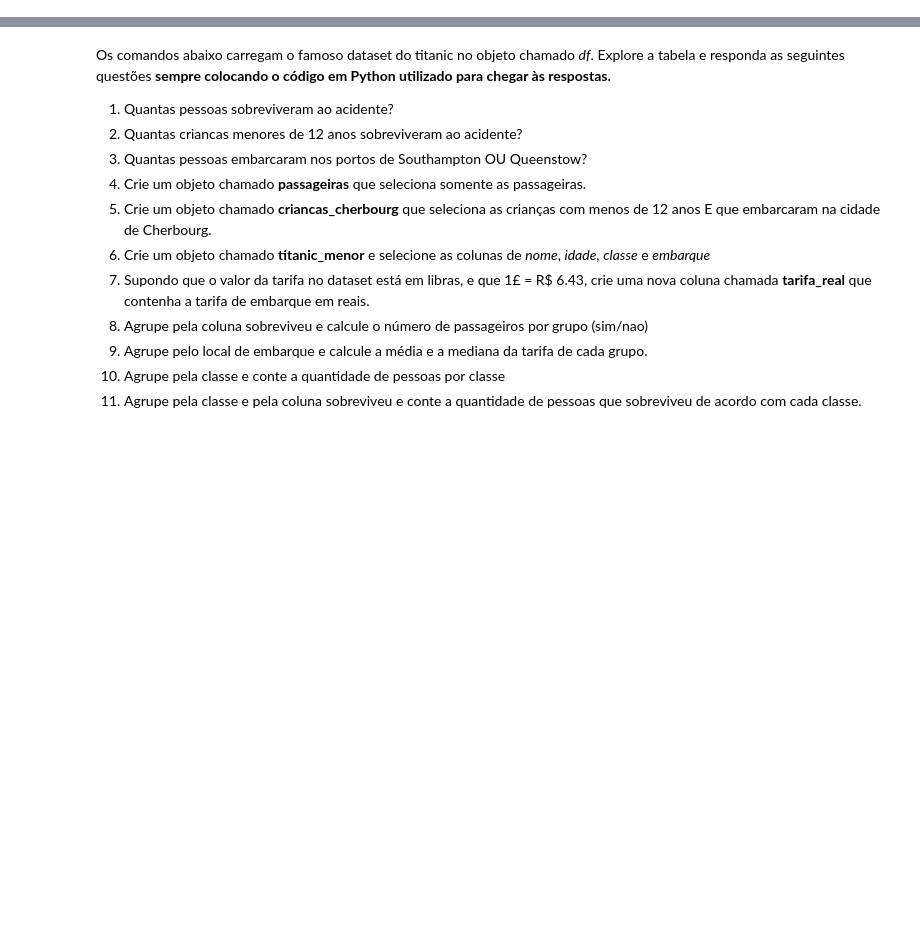
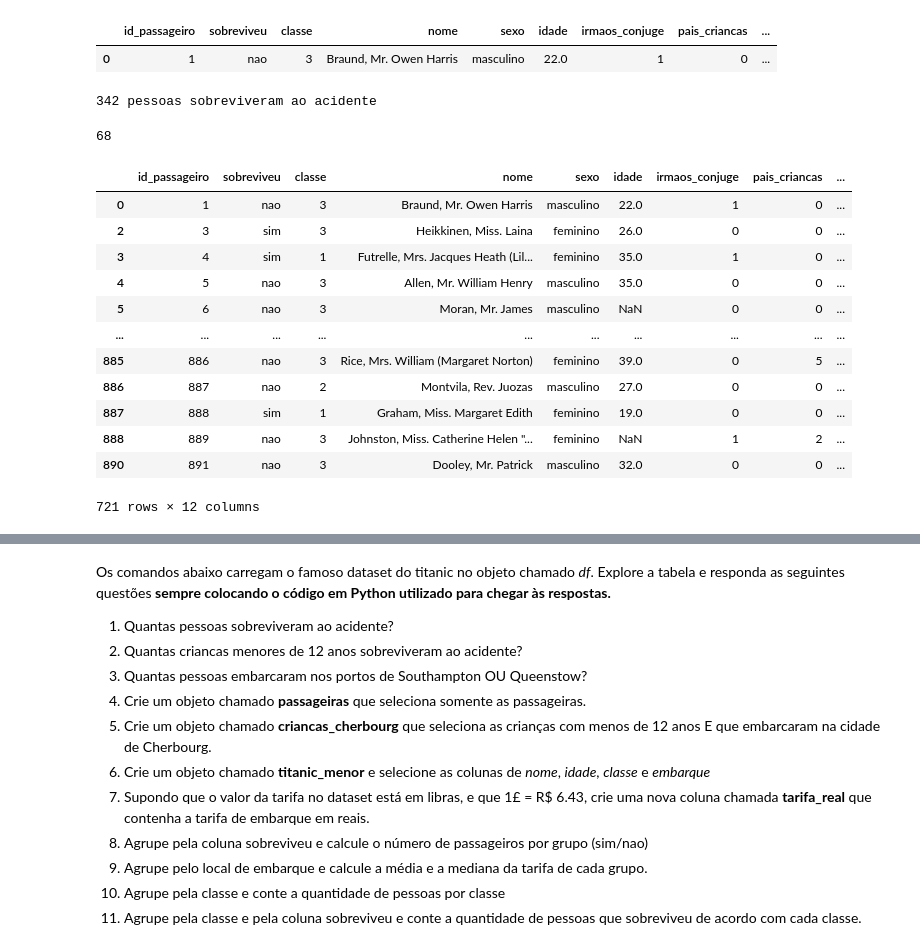
Before and after one commit to brunagarbes/intro_python_verao_ime_2023, a Jupyter notebook: exercicios/exercicio02.ipynb, the cells around one changed output, grey strips where cells are left out. Cells and saved outputs as stored; diff of their text form; code cells hidden in the pictures; blank space fills up the shorter version.

```diff
--- a/exercicios/exercicio02.ipynb
+++ b/exercicios/exercicio02.ipynb
@@ -0,0 +1,33 @@
+# %%
+df.head(1)
+# %% [output]
+|  | id_passageiro | sobreviveu | classe | nome | sexo | idade | irmaos_conjuge | pais_criancas | ... |
+| 0 | 1 | nao | 3 | Braund, Mr. Owen Harris | masculino | 22.0 | 1 | 0 | ... |
+# %%
+#Questão 01
+sobreviventes = df.sobreviveu.value_counts()[1]
+print(f'{sobreviventes} pessoas sobreviveram ao acidente')
+# %% [output]
+342 pessoas sobreviveram ao acidente
+# %%
+#Questão 02
+len(df[df.idade < 12])
+# %% [output]
+68
+# %%
+#Questão 03
+df.loc[df['embarque'].isin(['Southampton', 'Queenstow'])]
+# %% [output]
+|  | id_passageiro | sobreviveu | classe | nome | sexo | idade | irmaos_conjuge | pais_criancas | ... |
+| 0 | 1 | nao | 3 | Braund, Mr. Owen Harris | masculino | 22.0 | 1 | 0 | ... |
+| 2 | 3 | sim | 3 | Heikkinen, Miss. Laina | feminino | 26.0 | 0 | 0 | ... |
+| 3 | 4 | sim | 1 | Futrelle, Mrs. Jacques Heath (Lil... | feminino | 35.0 | 1 | 0 | ... |
+| 4 | 5 | nao | 3 | Allen, Mr. William Henry | masculino | 35.0 | 0 | 0 | ... |
+| 5 | 6 | nao | 3 | Moran, Mr. James | masculino | NaN | 0 | 0 | ... |
+| ... | ... | ... | ... | ... | ... | ... | ... | ... | ... |
+| 885 | 886 | nao | 3 | Rice, Mrs. William (Margaret Norton) | feminino | 39.0 | 0 | 5 | ... |
+| 886 | 887 | nao | 2 | Montvila, Rev. Juozas | masculino | 27.0 | 0 | 0 | ... |
+| 887 | 888 | sim | 1 | Graham, Miss. Margaret Edith | feminino | 19.0 | 0 | 0 | ... |
+| 888 | 889 | nao | 3 | Johnston, Miss. Catherine Helen "... | feminino | NaN | 1 | 2 | ... |
+| 890 | 891 | nao | 3 | Dooley, Mr. Patrick | masculino | 32.0 | 0 | 0 | ... |
+721 rows × 12 columns
```
Also changed, not shown: parts of 7 cells of this notebook.
